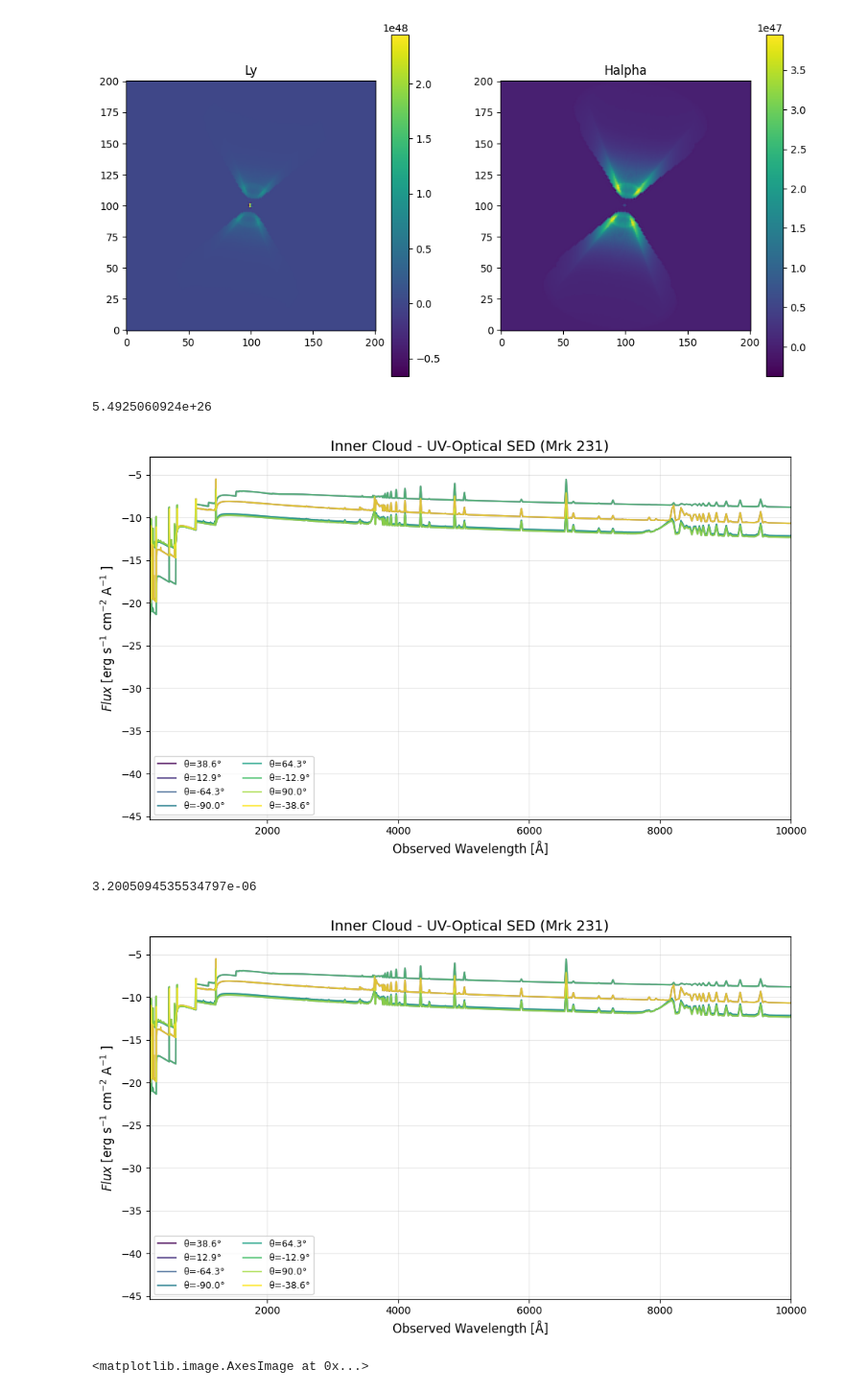
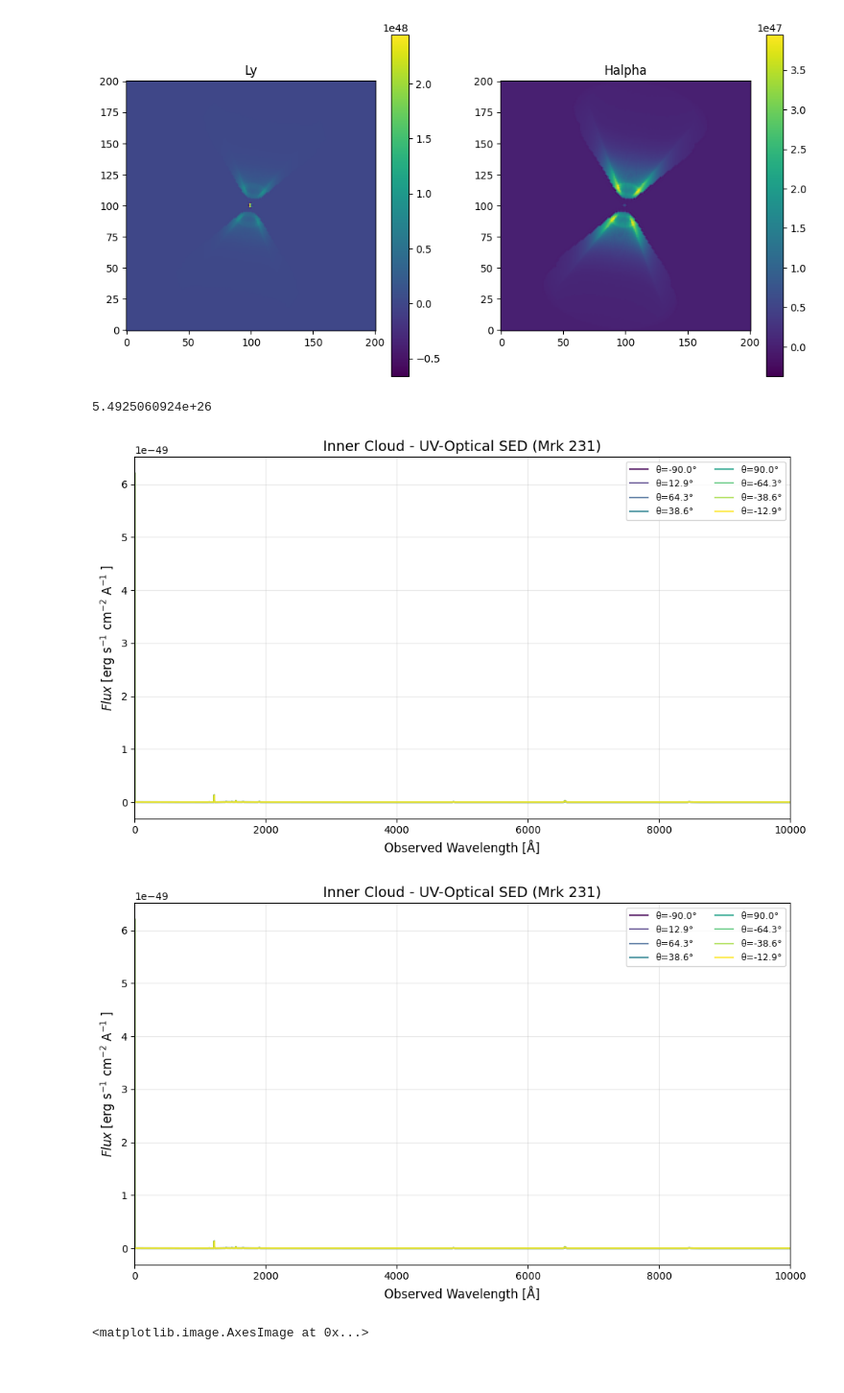
Before and after one commit to Nietzschedgie/pyCloudy-multi-cloud-AGN, a Jupyter notebook: AGN_adapt(1).ipynb, the cells around one changed output. Shown at 96% size. Saved outputs shown, nothing was run; the diff lists cells and outputs as text; code cells hidden in the pictures.

```diff
--- a/AGN_adapt(1).ipynb
+++ b/AGN_adapt(1).ipynb
@@ -1562,7 +1544,7 @@ def set_models_third(model_name, model_name2, N, thickness, a, c, emis_tab,
         model3.print_input(to_file=True, verbose=False)
         globals()[varname] = model3
 # %%
-model_name = "adapt_15"
+model_name = "adapt_11"
 pc.log_.level = 3
 
 
@@ -1683,7 +1665,7 @@ plots(m3d, proj_axis)
 # %%
-model_name2 = "adapt2_13"
+model_name2 = "adapt2_11"
 
 pc.log_.level = 3
 
-set_models_second(model_name,model_name2,N,thickness_2,a_2_cm,a_2_cm,emis_tab,N_r,alpha_2,n0_2,r0_2_pc,C_2,sigma_2_rad,stop_logNH_2, ion_param_2, metals_2, stop_temp_2,dust_2)
+set_models_second(model_name,model_name2,N,thickness_2,a_2_cm,a_2_cm,emis_tab,N_r,alpha_2,n0_2,r0_2_pc,C_2,sigma_2_rad,stop_logNH_2, ion_param_2)
 # %% [output]
@@ -2013,8 +1994,7 @@ def plot_continuum(model_list, model_name):
             continue
 
         # Get transmitted continuum at Earth
-        Cont_at_Earth = model.get_cont_y(cont='ntrans', unit='esA', dist_norm='at_earth')
-        #It should be esAc units but I think if we put esAc it normalices the continuum again as I think the continuum it is using as SED is already normalized to the distance from earth.
+        Cont_at_Earth = model.get_cont_y(cont='incid', unit='esAc', dist_norm='at_earth')
 
         if Cont_at_Earth is None:
             print(f"Warning: No transmitted continuum for model {i}")
@@ -2023,41 +2003,38 @@ def plot_continuum(model_list, model_name):
         # Convert to lambda * F_lambda (for log-log plot like Figure 3)
         lambda_Flambda = cont_x * Cont_at_Earth
 
         # Get theta angle if available
         theta = getattr(model, 'theta', i)
 
         # Plot with color from colormap
         color = cmap(i / max(1, N - 1))
         #ax.loglog(cont_x, Cont_at_Earth, color=color, linewidth=1.5,
                  #label=f'θ={theta:.1f}°', alpha=0.8)
 
-        ax.plot(cont_x, np.log10(Cont_at_Earth), color=color, linewidth=1.5,
+        ax.plot(cont_x, Cont_at_Earth, color=color, linewidth=1.5,
                  label=f'θ={theta:.1f}°', alpha=0.8)
-        #np.savetxt(f"{dir_}/cont_{theta}.txt", Cont_at_Earth, fmt="%.6e")
 
     # Format like Figure 3 of Veilleux et al. (2013)
     ax.set_xlabel('Observed Wavelength [Å]', fontsize=12)
-    ax.set_xlim(200, 10000)
-    #ax.set_ylim(0, np.max(lambda_Flambda)*1.1)
+    ax.set_xlim(0, 10000)
+    #ax.set_ylim(0,np.max(Cont_at_Earth)*0.0000001)
     #ax.set_ylabel('log $\\lambda F_{\\lambda}$ [erg s$^{-1}$ cm$^{-2}$]', fontsize=12)
     ax.set_ylabel('$Flux$ [erg s$^{-1}$ cm$^{-2}$ A$^{-1}$ ]', fontsize=12)
     ax.set_title(f'{model_name} - UV-Optical SED (Mrk 231)', fontsize=14)
     ax.legend(fontsize=9, ncol=2, loc='best')
     ax.grid(True, alpha=0.3, which='both')
 
     plt.tight_layout()
     plt.show()
-    print(np.max(Cont_at_Earth))
 
     return fig
 
 
 plot_continuum(list_of_models2, model_name="Inner Cloud")
 # %% [output]
 5.4925060924e+26
-[figure, old version]
+[figure, new version]
-3.2005094535534797e-06
-[figure, old version]
+[figure, new version]
 # %%
 plt.imshow(m3d.get_emis('O__3_500684A').sum(axis=2))
 # %% [output]
```
Also changed, not shown: parts of 13 cells of this notebook, 1 other file.
